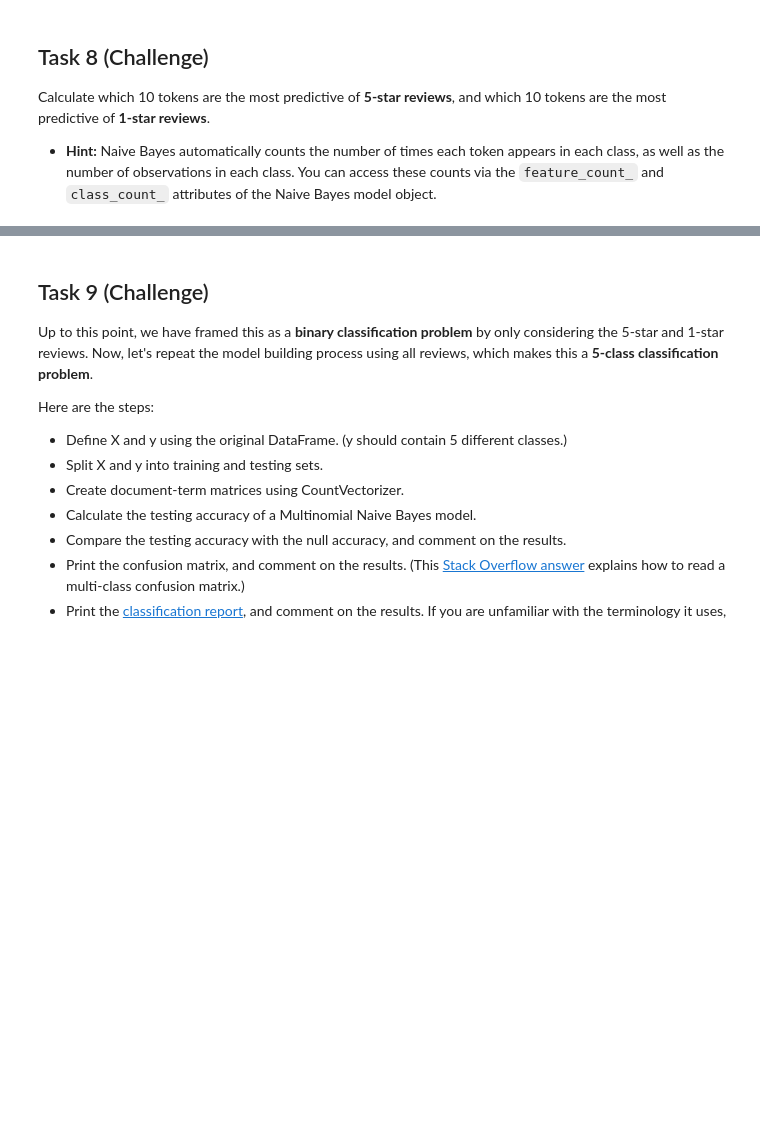
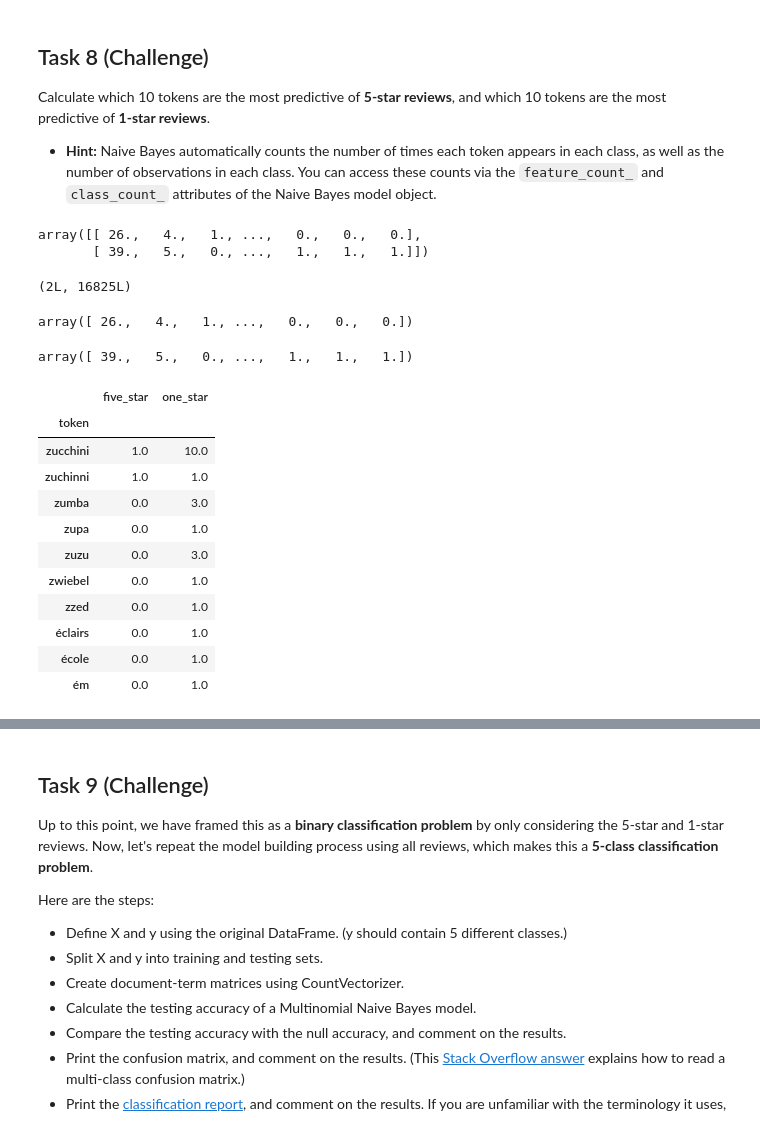
Before and after one commit to arunprasadlv/MLText, a Jupyter notebook: notebooks/01_yelp_homework.ipynb, the cells around one changed output, grey strips where cells are left out. Saved outputs shown, nothing was run; the diff lists cells and outputs as text; code cells hidden in the pictures; blank space fills up the shorter version.

```diff
--- a/notebooks/01_yelp_homework.ipynb
+++ b/notebooks/01_yelp_homework.ipynb
@@ -87,5 +100,6 @@ X_train_dtm
         with 237720 stored elements in Compressed Sparse Row format>
 # %%
 # examine the fitted vocabulary
-vect.get_feature_names()
+X_train_tokens = vect.get_feature_names()
+len(X_train_tokens)
 # %% [output]
@@ -216,3 +244,41 @@ Name: text, dtype: object
 Calculate which 10 tokens are the most predictive of **5-star reviews**, and which 10 tokens are the most predictive of **1-star reviews**.
 
 - **Hint:** Naive Bayes automatically counts the number of times each token appears in each class, as well as the number of observations in each class. You can access these counts via the `feature_count_` and `class_count_` attributes of the Naive Bayes model object.
+# %%
+# Naive Bayes counts the number of times each token appears in each class
+nb.feature_count_
+# %% [output]
+array([[ 26.,   4.,   1., ...,   0.,   0.,   0.],
+       [ 39.,   5.,   0., ...,   1.,   1.,   1.]])
+# %%
+# rows represent classes, columns represent tokens
+nb.feature_count_.shape
+# %% [output]
+(2L, 16825L)
+# %%
+five_star_count = nb.feature_count_[0, :]
+five_star_count
+# %% [output]
+array([ 26.,   4.,   1., ...,   0.,   0.,   0.])
+# %%
+one_star_count = nb.feature_count_[1, :]
+one_star_count
+# %% [output]
+array([ 39.,   5.,   0., ...,   1.,   1.,   1.])
+# %%
+# create a DataFrame of tokens with their separate ham and spam counts
+tokens = pd.DataFrame({'token':X_train_tokens, 'five_star':five_star_count, 'one_star':one_star_count}).set_index('token')
+tokens.tail(10)
+# %% [output]
+|  | five_star | one_star |
+| token |  |  |
+| zucchini | 1.0 | 10.0 |
+| zuchinni | 1.0 | 1.0 |
+| zumba | 0.0 | 3.0 |
+| zupa | 0.0 | 1.0 |
+| zuzu | 0.0 | 3.0 |
+| zwiebel | 0.0 | 1.0 |
+| zzed | 0.0 | 1.0 |
+| éclairs | 0.0 | 1.0 |
+| école | 0.0 | 1.0 |
+| ém | 0.0 | 1.0 |
```
Also changed, not shown: parts of 36 cells of this notebook, 5 other files.
